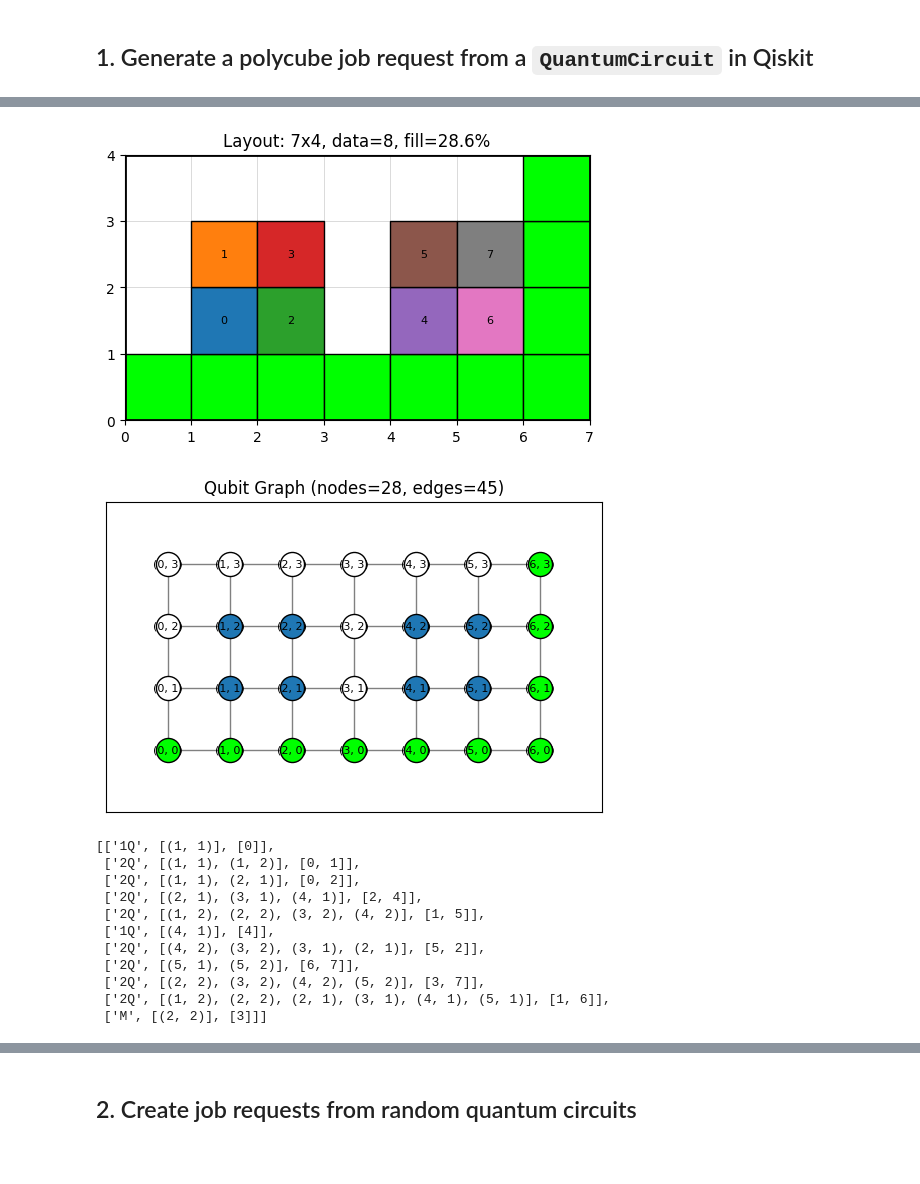
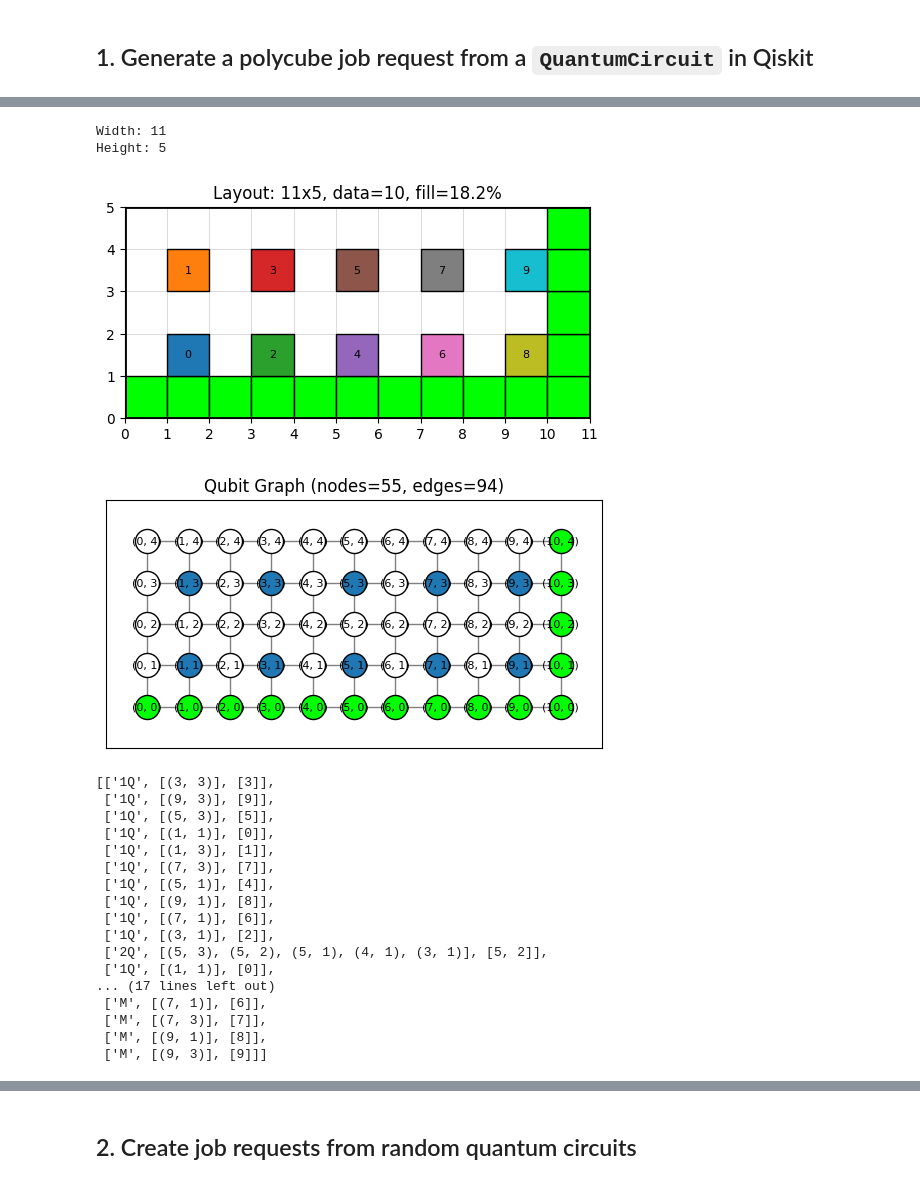
Before and after one commit to team-QMP/FTQMP-Scheduler, a Jupyter notebook: python_examples/circuit_generation_and_compilation.ipynb, the cells around one changed output, grey strips where cells are left out. Drawn from its saved outputs; the diff is of its cells as text; code cells hidden in the pictures; blank space fills up the shorter version.

```diff
--- a/python_examples/circuit_generation_and_compilation.ipynb
+++ b/python_examples/circuit_generation_and_compilation.ipynb
@@ -7,20 +7,7 @@ First, you need to install packages in requirements.txt.
 # %% [markdown]
 ## 1. Generate a polycube job request from a `QuantumCircuit` in Qiskit
 # %%
-from qiskit.circuit import QuantumRegister, ClassicalRegister, QuantumCircuit
-qr = QuantumRegister(8)
-cr = ClassicalRegister(1)
-qc = QuantumCircuit(qr, cr)
-# A quantum circuit
-qc.h(qr[0])
-qc.cx(qr[0], qr[1])
-qc.cx(qr[0], qr[2])
-qc.cx(qr[2], qr[4])
-qc.cx(qr[1], qr[5])
-qc.x(qr[4])
-qc.cx(qr[5], qr[2])
-qc.cx(qr[6], qr[7])
-qc.cx(qr[3], qr[7])
-qc.cx(qr[1], qr[6])
-qc.measure(qr[3],cr[0])
-qc.draw(output='mpl')
+from random_qc import random_circuit_modified
+num_qubits = 10
+depth = 3
+random_qc = random_circuit_modified(num_qubits=num_qubits, depth=depth, max_operands=4, measure=True)
@@ -29,31 +14,52 @@ qc.draw(output='mpl')
 # %%
 from floorplan import *
 from compile_qc_to_ls import *
+
 # you can make a floorplan for a quantum circuit
-floorplan =  place_surface_code_qubits_without_size_const(num_data_qubits = qc.num_qubits,  frame = ["bottom","right"], pattern = "block44")
+# floorplan =  place_surface_code_qubits_without_size_const(num_data_qubits = qc.num_qubits,  frame = ["bottom","right"], pattern = "block44")
+# visualize_qubit_layout(floorplan, show_data_indices=True) # a visualizer
+
+# now we can make a floorplan: the layout of qubits on a 2D grid.
+from floorplan import *
+from compile_qc_to_ls import *
+
+width = 11
+height = (math.ceil((4 * num_qubits)/ (width - 1))) + 1
+print("Width:", width)
+print("Height:", height)
+
+floorplan =  place_surface_code_qubits(width=width, height=height, num_data_qubits=random_qc.num_qubits,  frame=["bottom","right"], pattern="block25")
 visualize_qubit_layout(floorplan, show_data_indices=True) # a visualizer
 # %% [output]
+Width: 11
+Height: 5
-[figure, old version]
+[figure, new version]
 # %%
 # Theere is another visualizer of floorplans as a graph
 G = build_graph_from_qubit_floorplan(floorplan)
 visualize_qubit_graph(G, show_labels=True)
 # %% [output]
-[figure, old version]
+[figure, new version]
 # %%
 # Convert the quantum circuit to a lattice surgery polycube
-LS =  qc_to_LS(qc, floorplan)
+LS =  qc_to_LS(random_qc, floorplan)
 LS
 # note that cx gate is here regarded as a single code clock gate, and any single qubit gate is regarded as a single patch gate for simplicity.
 # %% [output]
-[['1Q', [(1, 1)], [0]],
- ['2Q', [(1, 1), (1, 2)], [0, 1]],
- ['2Q', [(1, 1), (2, 1)], [0, 2]],
- ['2Q', [(2, 1), (3, 1), (4, 1)], [2, 4]],
- ['2Q', [(1, 2), (2, 2), (3, 2), (4, 2)], [1, 5]],
- ['1Q', [(4, 1)], [4]],
- ['2Q', [(4, 2), (3, 2), (3, 1), (2, 1)], [5, 2]],
- ['2Q', [(5, 1), (5, 2)], [6, 7]],
- ['2Q', [(2, 2), (3, 2), (4, 2), (5, 2)], [3, 7]],
- ['2Q', [(1, 2), (2, 2), (2, 1), (3, 1), (4, 1), (5, 1)], [1, 6]],
- ['M', [(2, 2)], [3]]]
+[['1Q', [(3, 3)], [3]],
+ ['1Q', [(9, 3)], [9]],
+ ['1Q', [(5, 3)], [5]],
+ ['1Q', [(1, 1)], [0]],
+ ['1Q', [(1, 3)], [1]],
+ ['1Q', [(7, 3)], [7]],
+ ['1Q', [(5, 1)], [4]],
+ ['1Q', [(9, 1)], [8]],
+ ['1Q', [(7, 1)], [6]],
+ ['1Q', [(3, 1)], [2]],
+ ['2Q', [(5, 3), (5, 2), (5, 1), (4, 1), (3, 1)], [5, 2]],
+ ['1Q', [(1, 1)], [0]],
+... (17 lines left out)
+ ['M', [(7, 1)], [6]],
+ ['M', [(7, 3)], [7]],
+ ['M', [(9, 1)], [8]],
+ ['M', [(9, 3)], [9]]]
```
Also changed, not shown: parts of 11 cells of this notebook, 1 other file.
